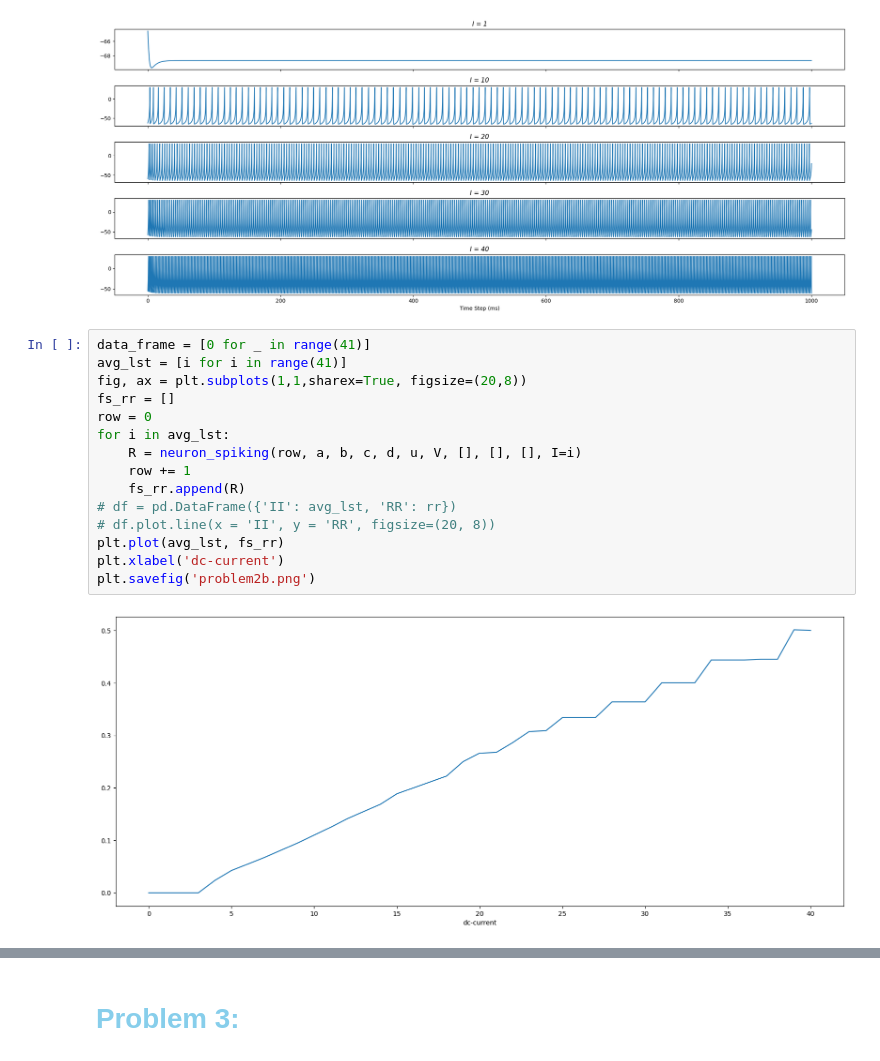
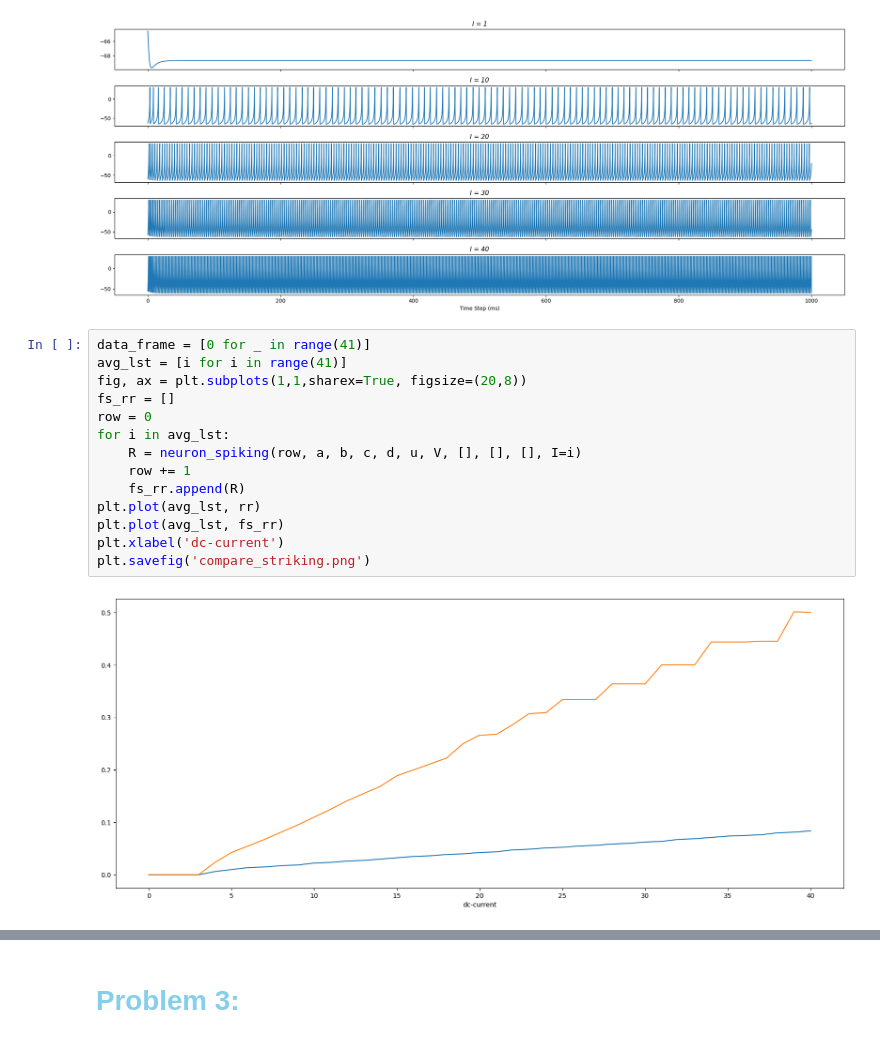
Before and after one commit to jacklvd/intelligent_sys, a Jupyter notebook: HW1/code/neuron_spiking.ipynb, the cells around one changed output, grey strips where cells are left out. Saved outputs shown, nothing was run; the diff lists cells and outputs as text.

```diff
--- a/HW1/code/neuron_spiking.ipynb
+++ b/HW1/code/neuron_spiking.ipynb
@@ -105,17 +105,16 @@ plt.show()
 # %%
 data_frame = [0 for _ in range(41)]
 avg_lst = [i for i in range(41)]
 fig, ax = plt.subplots(1,1,sharex=True, figsize=(20,8))
 fs_rr = []
 row = 0
 for i in avg_lst:
     R = neuron_spiking(row, a, b, c, d, u, V, [], [], [], I=i)
     row += 1
     fs_rr.append(R)
-# df = pd.DataFrame({'II': avg_lst, 'RR': rr})
-# df.plot.line(x = 'II', y = 'RR', figsize=(20, 8))
+plt.plot(avg_lst, rr)
 plt.plot(avg_lst, fs_rr)
 plt.xlabel('dc-current')
-plt.savefig('problem2b.png')
+plt.savefig('compare_striking.png')
 # %% [output]
-[figure, old version]
+[figure, new version]
```
Also changed, not shown: parts of 1 cell of this notebook, 1 other file.
